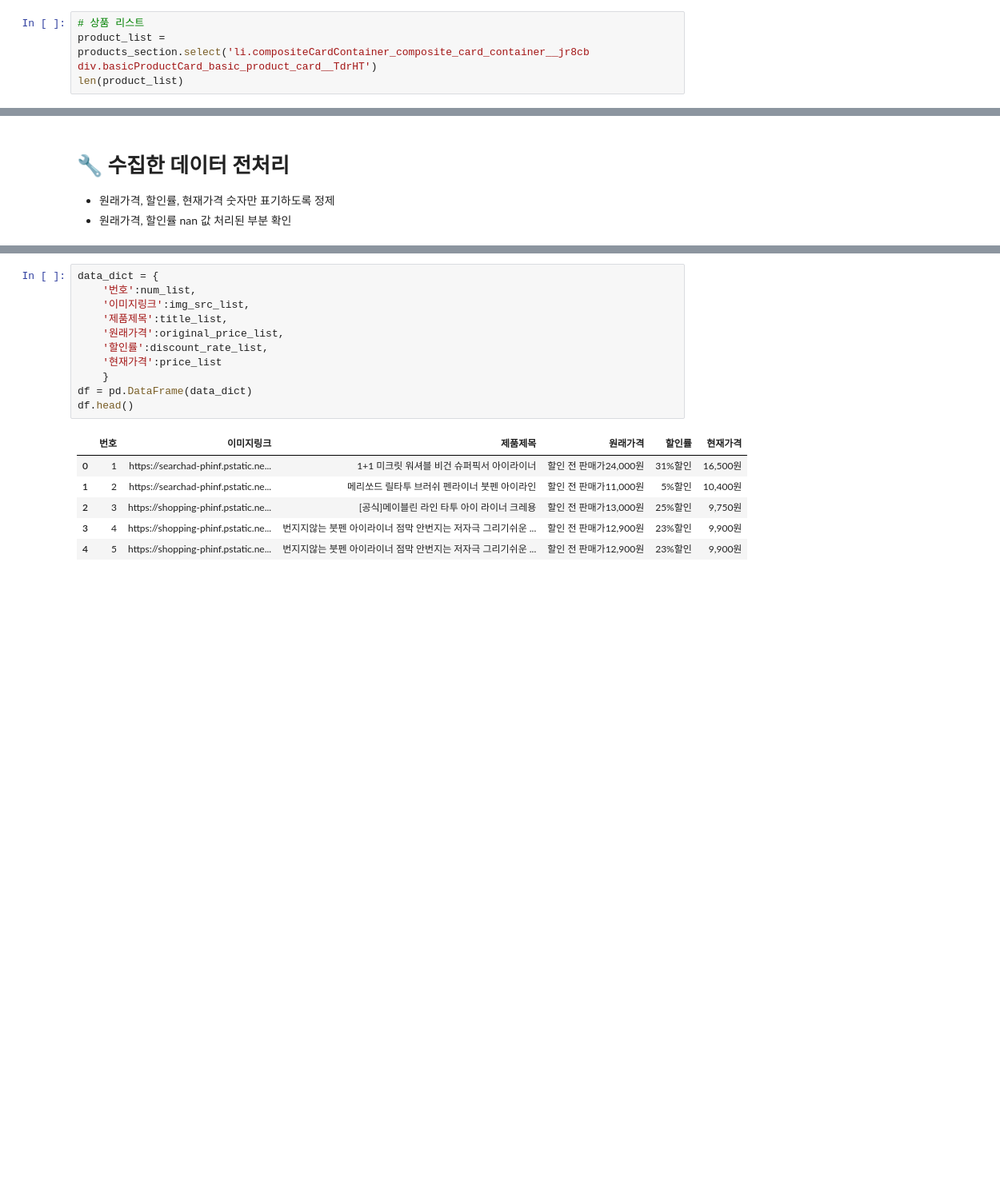
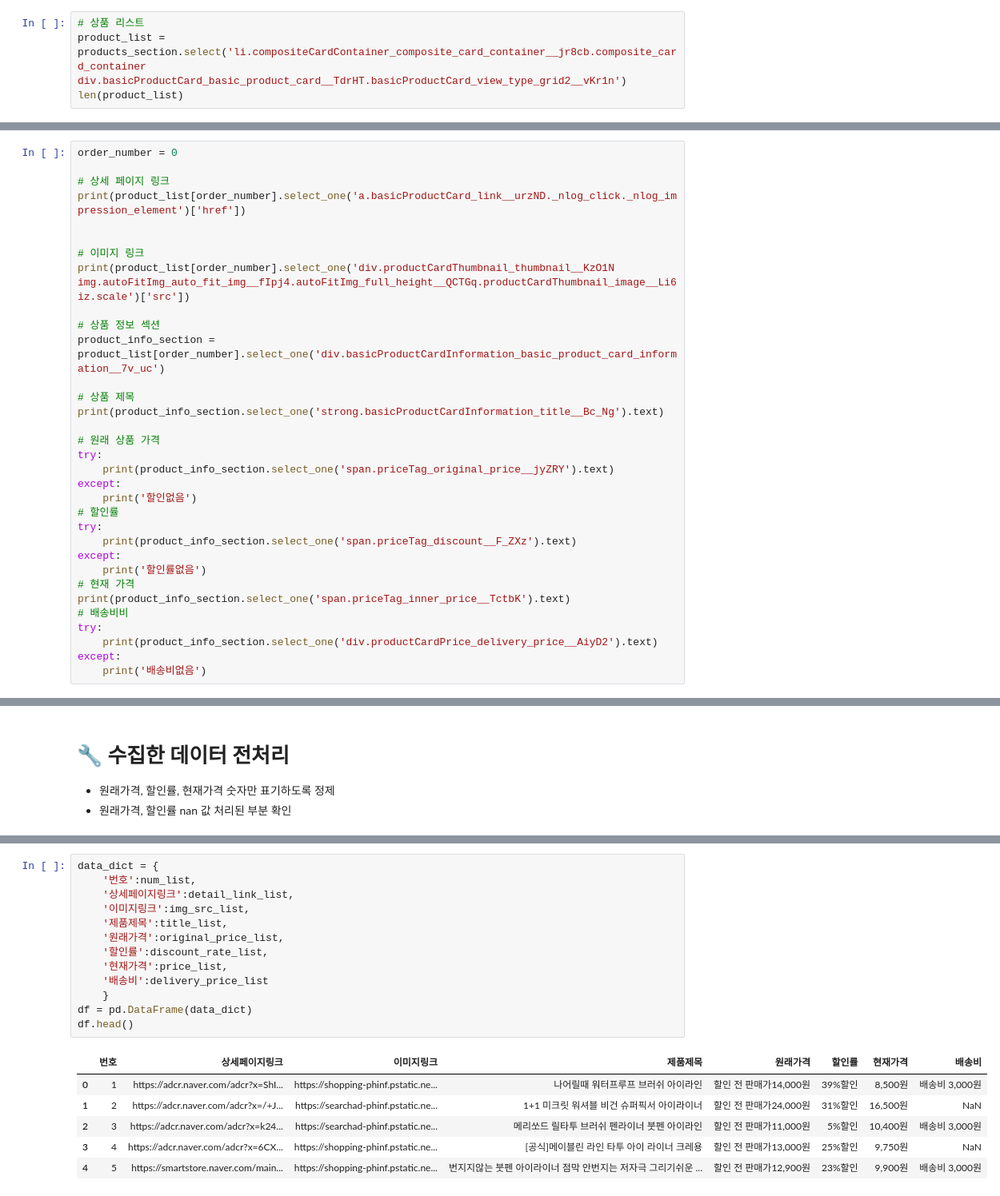
Before and after one commit to kbjung/my_projects, a Jupyter notebook: crawling/naver/naver_plus_store_02.ipynb, the cells around one changed output, grey strips where cells are left out. Shown: that part at 80% size. Cells and saved outputs as stored; diff of their text form; blank space fills up the shorter version.

```diff
--- a/crawling/naver/naver_plus_store_02.ipynb
+++ b/crawling/naver/naver_plus_store_02.ipynb
@@ -95,6 +103,6 @@ len(products_section)
 2
 # %%
 # 상품 리스트
-product_list = products_section.select('li.compositeCardContainer_composite_card_container__jr8cb div.basicProductCard_basic_product_card__TdrHT')
+product_list = products_section.select('li.compositeCardContainer_composite_card_container__jr8cb.composite_card_container div.basicProductCard_basic_product_card__TdrHT.basicProductCard_view_type_grid2__vKr1n')
 len(product_list)
 # %% [output]
@@ -170,0 +165,33 @@ print(product_list[order_number].select_one('div.basicProductCardInformation_bas
+# %%
+order_number = 0
+
+# 상세 페이지 링크
+print(product_list[order_number].select_one('a.basicProductCard_link__urzND._nlog_click._nlog_impression_element')['href'])
+
+
+# 이미지 링크
+print(product_list[order_number].select_one('div.productCardThumbnail_thumbnail__KzO1N img.autoFitImg_auto_fit_img__fIpj4.autoFitImg_full_height__QCTGq.productCardThumbnail_image__Li6iz.scale')['src'])
+
+# 상품 정보 섹션
+product_info_section = product_list[order_number].select_one('div.basicProductCardInformation_basic_product_card_information__7v_uc')
+
+# 상품 제목
+print(product_info_section.select_one('strong.basicProductCardInformation_title__Bc_Ng').text)
+
+# 원래 상품 가격
+try:
+    print(product_info_section.select_one('span.priceTag_original_price__jyZRY').text)
+except:
+    print('할인없음')
+# 할인률
+try:
+    print(product_info_section.select_one('span.priceTag_discount__F_ZXz').text)
+except:
+    print('할인률없음')
+# 현재 가격
+print(product_info_section.select_one('span.priceTag_inner_price__TctbK').text)
+# 배송비비
+try:
+    print(product_info_section.select_one('div.productCardPrice_delivery_price__AiyD2').text)
+except:
+    print('배송비없음')
@@ -207,21 +284,23 @@ len(num_list), len(img_src_list), len(title_list), len(original_price_list), len
 # %%
 data_dict = {
     '번호':num_list,
+    '상세페이지링크':detail_link_list,
     '이미지링크':img_src_list,
     '제품제목':title_list,
     '원래가격':original_price_list,
     '할인률':discount_rate_list,
-    '현재가격':price_list
+    '현재가격':price_list,
+    '배송비':delivery_price_list
     }
 df = pd.DataFrame(data_dict)
 df.head()
 # %% [output]
-|  | 번호 | 이미지링크 | 제품제목 | 원래가격 | 할인률 | 현재가격 |
-| 0 | 1 | https://searchad-phinf.pstatic.ne... | 1+1 미크릿 워셔블 비건 슈퍼픽서 아이라이너 | 할인 전 판매가24,000원 | 31%할인 | 16,500원 |
-| 1 | 2 | https://searchad-phinf.pstatic.ne... | 메리쏘드 릴타투 브러쉬 펜라이너 붓펜 아이라인 | 할인 전 판매가11,000원 | 5%할인 | 10,400원 |
-| 2 | 3 | https://shopping-phinf.pstatic.ne... | [공식]메이블린 라인 타투 아이 라이너 크레용 | 할인 전 판매가13,000원 | 25%할인 | 9,750원 |
-| 3 | 4 | https://shopping-phinf.pstatic.ne... | 번지지않는 붓펜 아이라이너 점막 안번지는 저자극 그리기쉬운 ... | 할인 전 판매가12,900원 | 23%할인 | 9,900원 |
-| 4 | 5 | https://shopping-phinf.pstatic.ne... | 번지지않는 붓펜 아이라이너 점막 안번지는 저자극 그리기쉬운 ... | 할인 전 판매가12,900원 | 23%할인 | 9,900원 |
+|  | 번호 | 상세페이지링크 | 이미지링크 | 제품제목 | 원래가격 | 할인률 | 현재가격 | 배송비 |
+| 0 | 1 | https://adcr.naver.com/adcr?x=ShI... | https://shopping-phinf.pstatic.ne... | 나어릴때 워터프루프 브러쉬 아이라인 | 할인 전 판매가14,000원 | 39%할인 | 8,500원 | 배송비 3,000원 |
+| 1 | 2 | https://adcr.naver.com/adcr?x=/+J... | https://searchad-phinf.pstatic.ne... | 1+1 미크릿 워셔블 비건 슈퍼픽서 아이라이너 | 할인 전 판매가24,000원 | 31%할인 | 16,500원 | NaN |
+| 2 | 3 | https://adcr.naver.com/adcr?x=k24... | https://searchad-phinf.pstatic.ne... | 메리쏘드 릴타투 브러쉬 펜라이너 붓펜 아이라인 | 할인 전 판매가11,000원 | 5%할인 | 10,400원 | 배송비 3,000원 |
+| 3 | 4 | https://adcr.naver.com/adcr?x=6CX... | https://shopping-phinf.pstatic.ne... | [공식]메이블린 라인 타투 아이 라이너 크레용 | 할인 전 판매가13,000원 | 25%할인 | 9,750원 | NaN |
+| 4 | 5 | https://smartstore.naver.com/main... | https://shopping-phinf.pstatic.ne... | 번지지않는 붓펜 아이라이너 점막 안번지는 저자극 그리기쉬운 ... | 할인 전 판매가12,900원 | 23%할인 | 9,900원 | 배송비 3,000원 |
 # %%
 df.tail()
 # %% [output]
```
Also changed, not shown: parts of 38 cells of this notebook.
